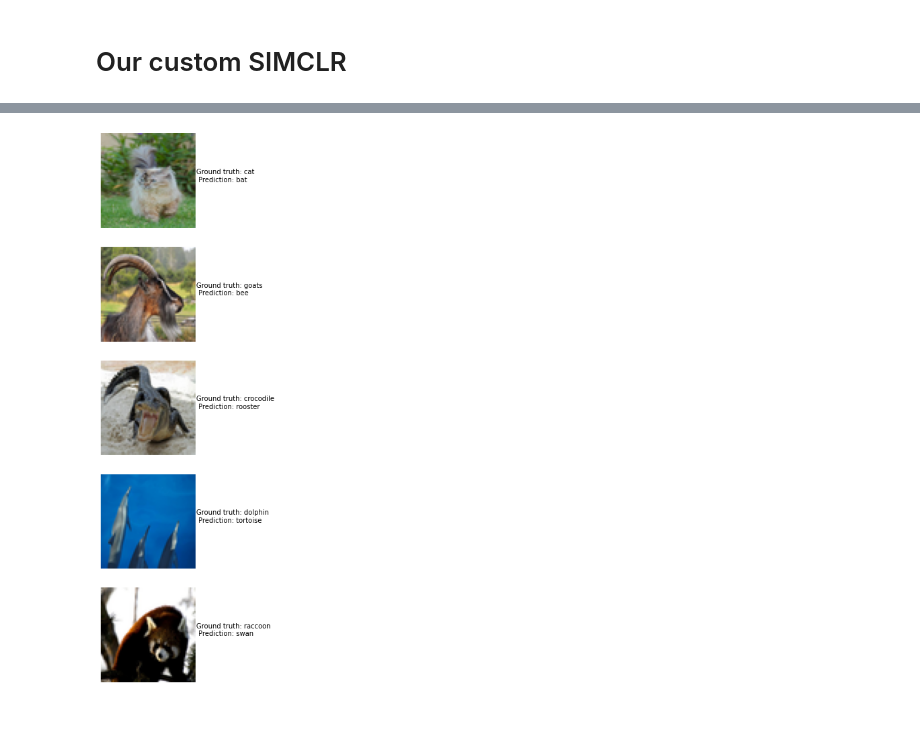
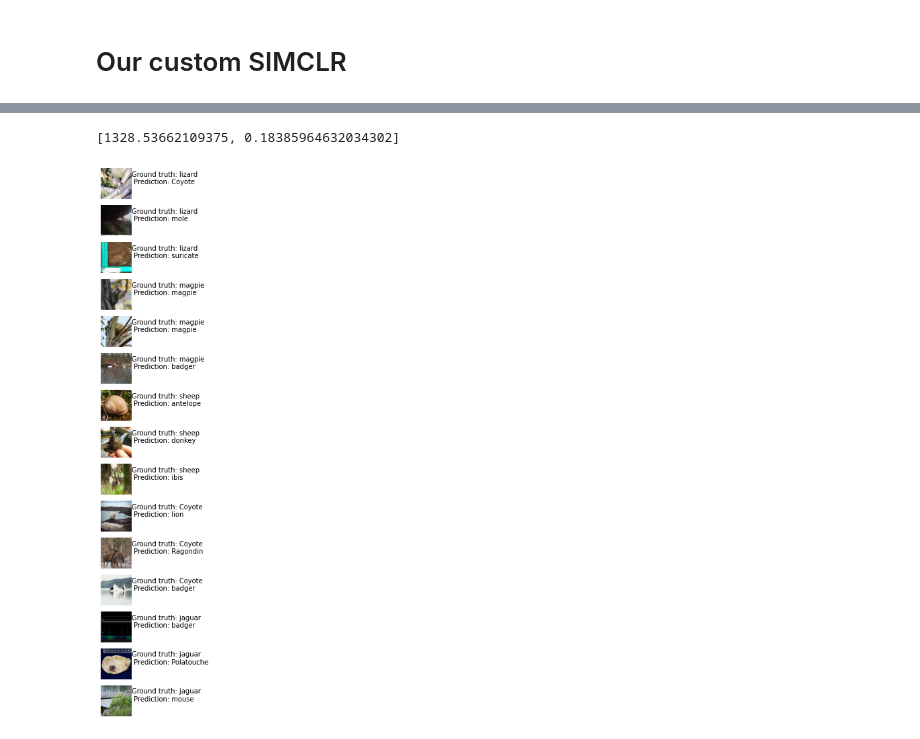
Before and after one commit to leagaze/contrastive-learning, a Jupyter notebook: Projet.ipynb, the cells around one changed output, grey strips where cells are left out. Drawn from its saved outputs; the diff is of its cells as text; code cells hidden in the pictures.

```diff
--- a/Projet.ipynb
+++ b/Projet.ipynb
@@ -149,4 +102,5 @@ x_lab, y_lab, x_unlab, x_test, y_test = load_semisup_data(path, CLASSES, image_s
 # %%
+x_lab, y_lab, x_unlab, x_test, y_test = load_semisup_data(path, CLASSES)
 print(x_lab.shape, y_lab.shape)
 print(x_unlab.shape)
 print(x_test.shape, y_test.shape)
@@ -294,5 +341,5 @@ print(augm_batch[0][0][0][0])
 # %%
-def contrastive_loss_enzo(zi, zj, temp=0.5):
+def contrastive_loss(zi, zj, temp):
         ''' this loss is the modified torch implementation by M Diephuis here: https://github.com/mdiephuis/SimCLR/
         the inputs:
         xi, xj: image features extracted from a batch of images 2N, composed of N matching paints
@@ -646,0 +785,12 @@ for i in range(5):
+# %%
+preds=classif_model.predict(x_test)
+#print(preds.shape)
+fig, axes = plt.subplots(15, 1, figsize=(15, 15))
+for i in range(15):
+  axes[i].imshow(x_lab[i]/255.)
+  true_text = CLASSES[int(y_test[i])]
+  pred_text = CLASSES[np.argmax((preds[i]))]
+  axes[i].axis('off')
+  axes[i].text(64, 32, 'Ground truth: ' + true_text + '\n' + ' Prediction: ' + pred_text)
+
+classif_model.evaluate(x_test, np.expand_dims(y_test,1))
@@ -647,5 +801,12 @@ for i in range(5):
 # %%
-encoder.trainable=False
-classif_model.compile(optimizer=keras.optimizers.Adam(learning_rate=0.0001), loss=tf.keras.losses.SparseCategoricalCrossentropy(), metrics=[test_acc_metric])
-classif_model.fit(x_lab, y_true, epochs=30)
+encoder.trainable = True
+
+optimizer=tf.keras.optimizers.Adam(
+    learning_rate=0.0001,
+)
+train_acc_metric = keras.metrics.SparseCategoricalAccuracy()
+val_acc_metric = keras.metrics.SparseCategoricalAccuracy()
+classif_model.compile(loss=loss_fn, optimizer=optimizer, metrics=train_acc_metric)
+
+classif_model.fit(x_lab, y_lab, shuffle=True, validation_data=(x_test, y_test), epochs=10)
 # %% [output]
@@ -678,10 +834,13 @@ preds=classif_model.predict(x_test)
 # %%
-fig, axes = plt.subplots(5, 1, figsize=(15, 15))
-indexes=np.random.choice(len(y_test), 5)
-for i in range(5):
-  axes[i].imshow(x_test[indexes[i]]/255.)
-  true_text = CLASSES[int(y_test[indexes[i]])]
-  pred_text = CLASSES[np.argmax(preds[indexes[i]])]
+preds=classif_model.predict(x_test)
+#print(preds.shape)
+fig, axes = plt.subplots(15, 1, figsize=(15, 15))
+for i in range(15):
+  axes[i].imshow(x_lab[i*10]/255.)
+  true_text = CLASSES[int(y_test[i*10])]
+  pred_text = CLASSES[np.argmax((preds[i*10]))]
   axes[i].axis('off')
   axes[i].text(64, 32, 'Ground truth: ' + true_text + '\n' + ' Prediction: ' + pred_text)
+
+classif_model.evaluate(x_test, np.expand_dims(y_test,1))
 # %% [output]
@@ -688 +848,2 @@ for i in range(5):
+[1328.53662109375, 0.18385964632034302]
-[figure, old version]
+[figure, new version]
```
Also changed, not shown: parts of 35 cells of this notebook.
